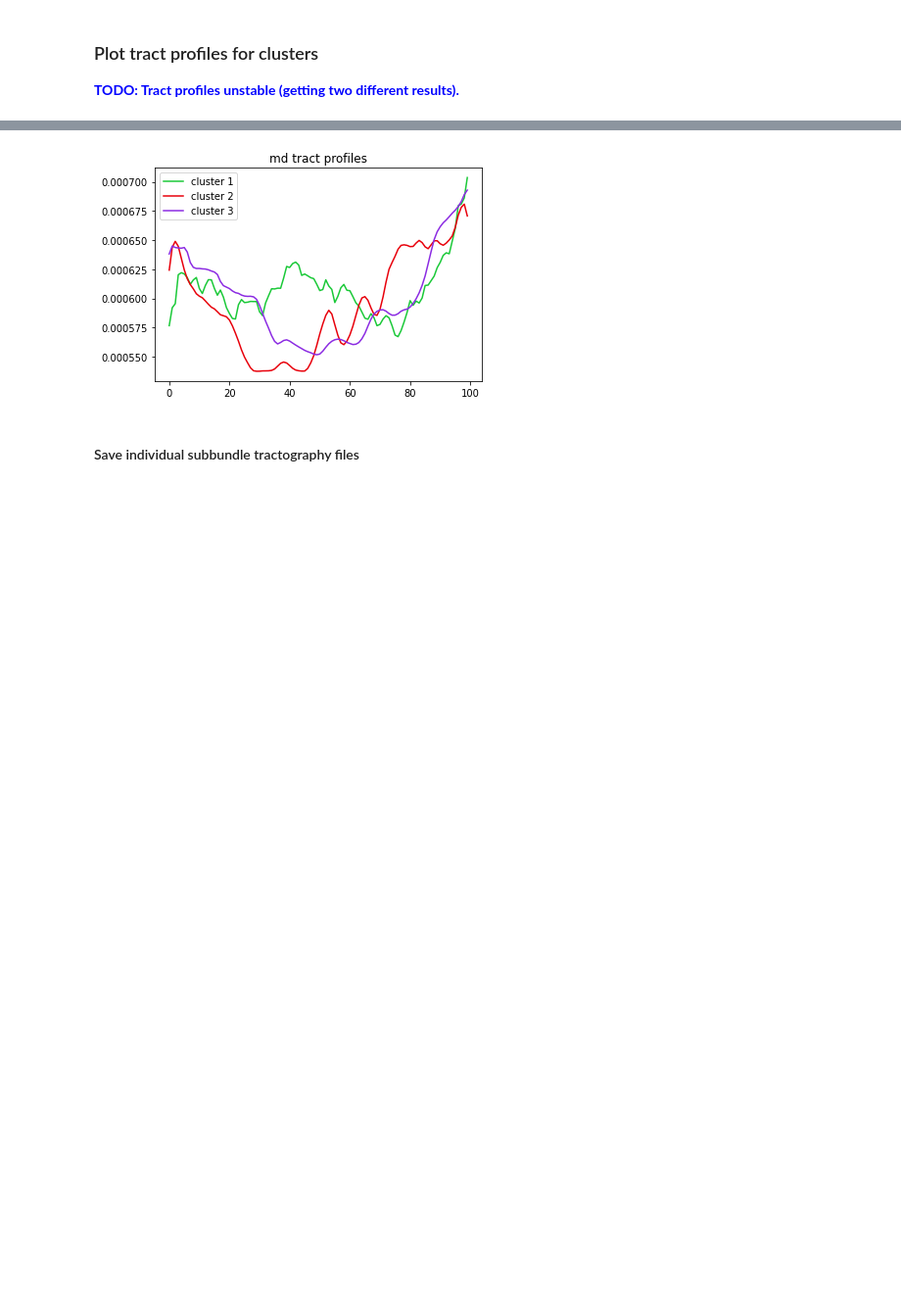
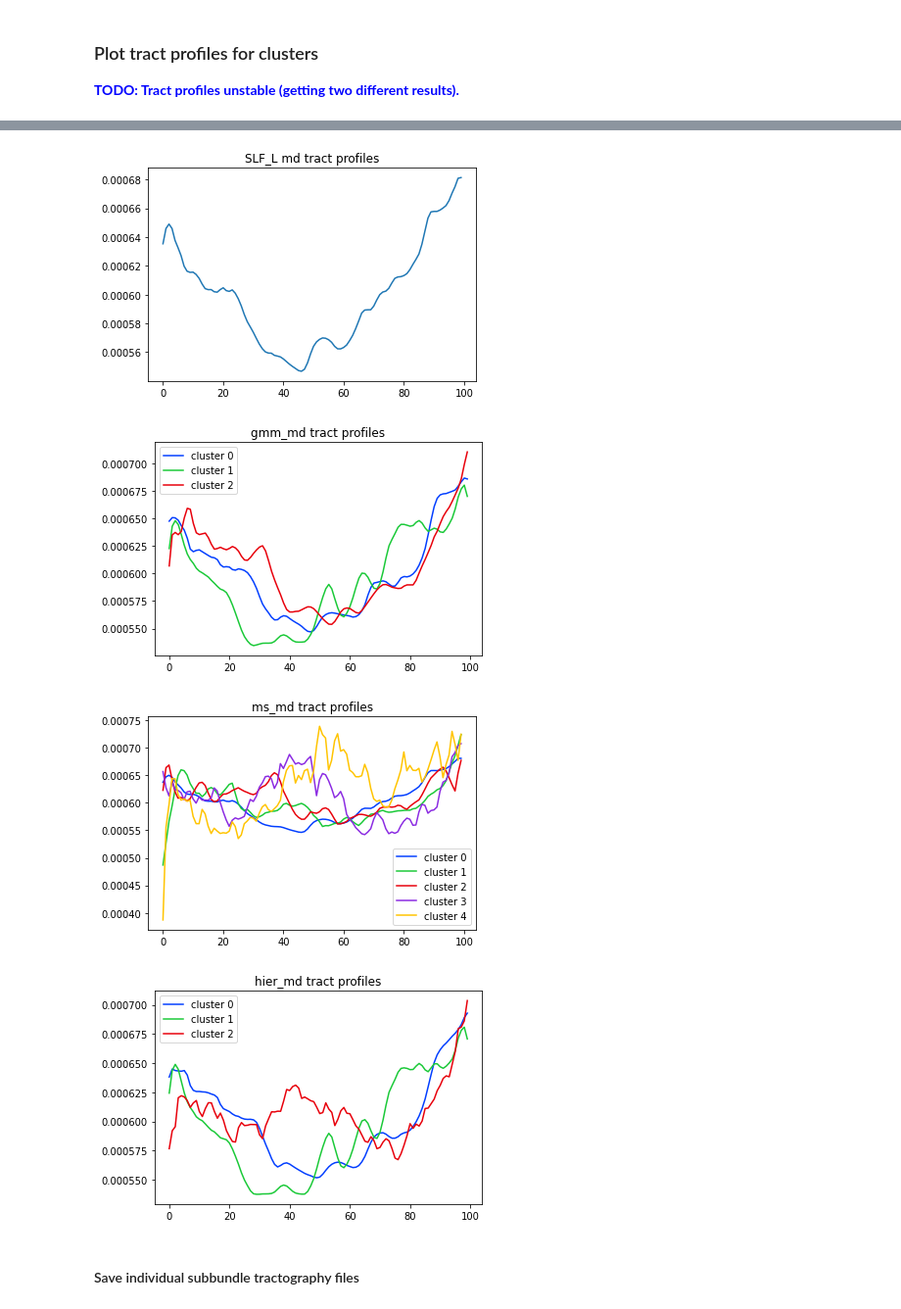
Before and after one commit to bloomdt-uw/subbundles, a Jupyter notebook: subbundle6.ipynb, the cells around one changed output, grey strips where cells are left out. Shown at 98% size. Saved outputs shown, nothing was run; the diff lists cells and outputs as text; code cells hidden in the pictures; blank space fills up the shorter version.

```diff
--- a/subbundle6.ipynb
+++ b/subbundle6.ipynb
@@ -150,0 +129,18 @@ streamlines per cluster: [382, 83]
+# %%
+i = 5
+j = 10
+
+plt.figure()
+plt.title('streamline classification')
+plt.bar(np.arange(len(idxs[i])),idxs[i])
+plt.bar(np.arange(len(idxs[j])),idxs[j])
+plt.legend([labels[i], labels[j]])
+plt.yticks(np.arange(np.maximum(np.max(idxs[i]),np.max(idxs[j]))+1))
+plt.show()
+
+plt.figure()
+plt.title('classification frequency')
+plt.hist([idxs[i], idxs[j]], label=[labels[i], labels[j]])
+plt.legend()
+plt.xticks(np.arange(np.maximum(np.max(idxs[i]),np.max(idxs[j]))+1))
+plt.show()
@@ -415,19 +451,33 @@ plt.show()
 # %%
 md_scalar_data = nib.load(get_scalar_filename(myafq, 'DTI_MD')).get_fdata()
 
 plt.figure()
-plt.title("md tract profiles")
-for i in md_cluster_ids:
-    plt.plot(afq_profile(
-        md_scalar_data,
-        streamlines[md_clusters[i-1]],
-        affine,
-        weights=gaussian_weights(streamlines[md_clusters[i-1]])
-    ), color=colors[i], label=f"cluster {i}")
-plt.legend()
+plt.title(f"{bundle_name} md tract profiles")
+plt.plot(afq_profile(
+    md_scalar_data,
+    streamlines,
+    affine,
+    weights=gaussian_weights(streamlines)
+))
 plt.show()
+
+for name, ids, idx in zip(labels[6:9], cluster_ids[6:9], clusters[6:9]):
+    plt.figure()
+    plt.title(f"{name} tract profiles")
+    for i in ids:
+        plt.plot(afq_profile(
+            md_scalar_data,
+            streamlines[idx[i]],
+            affine,
+            weights=gaussian_weights(streamlines[idx[i]])
+        ), color=colors[i], label=f"cluster {i}")
+    plt.legend()
+    plt.show()
 # %% [output]
-[figure, old version]
+[figure, new version]
+[figure, added]
+[figure, added]
+[figure, added]
 # %% [markdown]
 #### Save individual subbundle tractography files
 # %% [raw]
```
Also changed, not shown: parts of 35 cells of this notebook, 3 other files.
